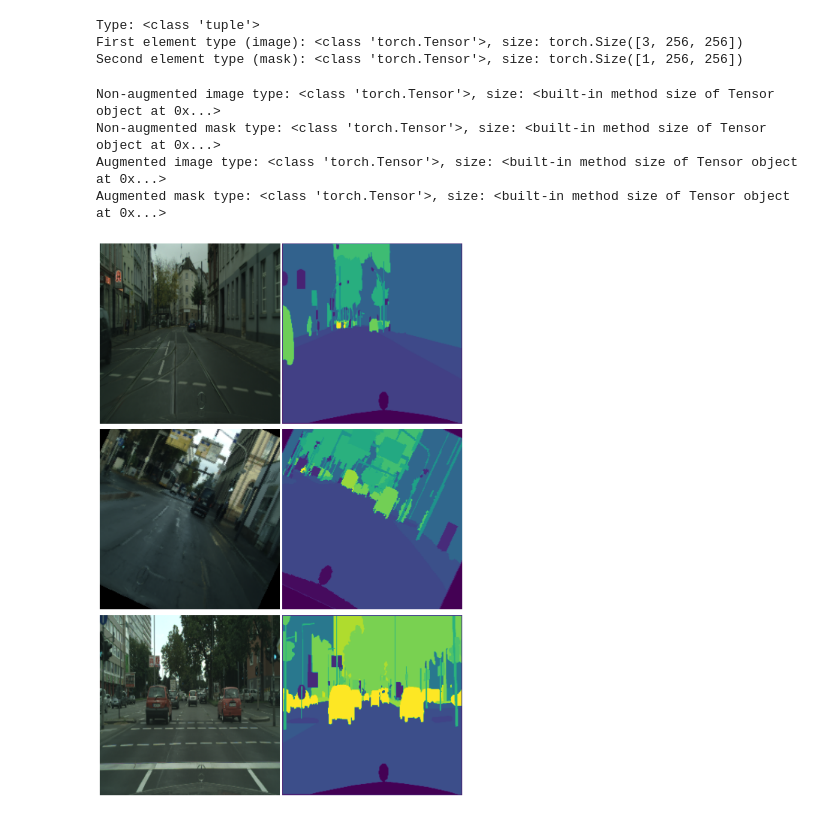
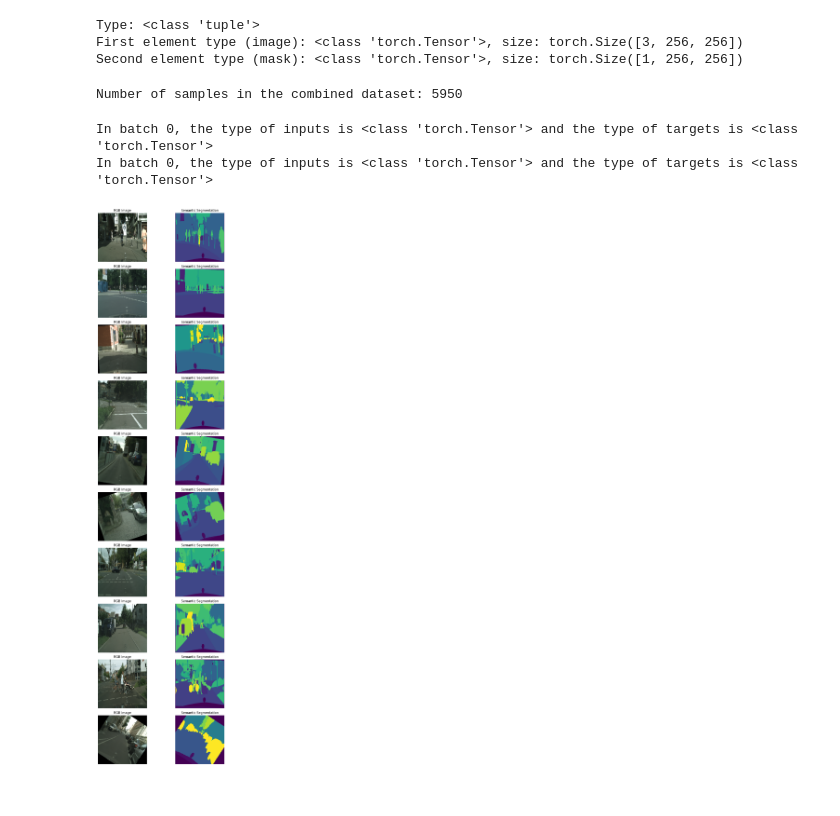
Before and after one commit to 5LSM0/FinalAssignment, a Jupyter notebook: augmentation.ipynb, the cells around one changed output. Drawn from its saved outputs; the diff is of its cells as text; code cells hidden in the pictures.

```diff
--- a/augmentation.ipynb
+++ b/augmentation.ipynb
@@ -30,11 +31,12 @@ augment_train_dataset = Cityscapes(dataset_path, split='train', mode='fine',
 # %%
 import matplotlib.pyplot as plt
 
+N = 10 # munber of sampels to visualize
 # Get the first three samples from the training dataset
-samples = [augment_train_dataset[i] for i in range(3)]
+samples = [augment_train_dataset[i] for i in range(N)]
 
 # Create a 3x2 subplot grid
-fig, axs = plt.subplots(3, 2, figsize=(10, 15))
+fig, axs = plt.subplots(N, 2, figsize=(10, 3*N))
 
 for i, (img, mask) in enumerate(samples):
     # The images and masks are PyTorch tensors, so we need to convert them to numpy arrays for visualization
@@ -44,10 +46,12 @@ for i, (img, mask) in enumerate(samples):
     # Plot the image in the first column
     axs[i, 0].imshow(img)
     axs[i, 0].axis('off')
+    axs[i, 0].set_title('RGB Image -- Size:' + str(img.shape))
 
     # Plot the mask in the second column
     axs[i, 1].imshow(mask)
     axs[i, 1].axis('off')
+    axs[i, 1].set_title('Target -- Size:' + str(mask.shape))
 
 plt.tight_layout()
 plt.show()
@@ -61,10 +65,11 @@ data_transforms = transforms.Compose([
 ])
 
 # Define a list of transformations
-aug_tranmforms = [A.Resize((256, 256)),
+aug_tranmforms = [A.Resize((256, 256)), # This resize is to get a reference when cropping
                     A.RandomHorizontalFlip(),
+                    A.RandomCropWithProbability(220, 0.9),
                     A.RandomRotation(degrees=(-35, 35)),
-                    A.RandomCropWithProbability(220, 0.5),
+                    A.Resize((256, 256)), # this resize is to make sure that all the output images have intened size
                     A.ToTensor()]
 
 # Instanciate the Compose class with the list of transformations
@@ -74,7 +79,11 @@ augment_transforms = A.Compose(aug_tranmforms)
 training_dataset = Cityscapes(dataset_path, split='train', mode='fine', target_type='semantic', transform=data_transforms, target_transform=data_transforms)
 # training_dataset = Cityscapes(dataset_path, split='train', mode='fine', target_type='semantic', transforms=data_transforms)
 
+print(f"Number of samples in the training dataset: {len(training_dataset)}")
+
 # Create augmented train dataset
 # augmented_dataset = Cityscapes(dataset_path, split='train', mode='fine', target_type='semantic', transform=augment_tranmforms, target_transform=augment_transforms)
 augmented_dataset = Cityscapes(dataset_path, split='train', mode='fine',
                             target_type='semantic', transforms=augment_transforms)
+
+print(f"Number of samples in the augmented dataset: {len(augmented_dataset)}")
@@ -111,63 +123,70 @@ if isinstance(augment_item, tuple):
 Type: <class 'tuple'>
 First element type (image): <class 'torch.Tensor'>, size: torch.Size([3, 256, 256])
 Second element type (mask): <class 'torch.Tensor'>, size: torch.Size([1, 256, 256])
-# %%
-# Get the first item from each dataset
-non_augmented_image, non_augmented_mask = training_dataset[0]
-augmented_image, augmented_mask = augmented_dataset[0]
-
-# Print the type and size of the images and masks
-print(f'Non-augmented image type: {type(non_augmented_image)}, size: {non_augmented_image.size}')
-print(f'Non-augmented mask type: {type(non_augmented_mask)}, size: {non_augmented_mask.size}')
-print(f'Augmented image type: {type(augmented_image)}, size: {augmented_image.size}')
-print(f'Augmented mask type: {type(augmented_mask)}, size: {augmented_mask.size}')
-# %% [output]
-Non-augmented image type: <class 'torch.Tensor'>, size: <built-in method size of Tensor object at 0x...>
-Non-augmented mask type: <class 'torch.Tensor'>, size: <built-in method size of Tensor object at 0x...>
-Augmented image type: <class 'torch.Tensor'>, size: <built-in method size of Tensor object at 0x...>
-Augmented mask type: <class 'torch.Tensor'>, size: <built-in method size of Tensor object at 0x...>
 # %%
 from torch.utils.data import ConcatDataset, DataLoader, random_split
 
 # Combine the datasets
 combined_dataset = ConcatDataset([training_dataset, augmented_dataset])
 
+print(f"Number of samples in the combined dataset: {len(combined_dataset)}")
+
 # Determine the lengths of the training and validation sets
 total_size = len(combined_dataset)
 train_size = int(0.8 * total_size)  # 80% for training
 val_size = total_size - train_size  # 20% for validation
 
-# Split the datasets
+# Shuffle and Split the combined dataset
 train_dataset, val_dataset = random_split(combined_dataset, [train_size, val_size])
 
 # Create the dataloaders
-train_dataloader = DataLoader(train_dataset, batch_size=32, shuffle=True, num_workers=2,
+train_dataloader = DataLoader(train_dataset, batch_size=10, shuffle=True,
                                 pin_memory=True if torch.cuda.is_available() else False)
-val_dataloader = DataLoader(val_dataset, batch_size=32, shuffle=False, num_workers=2,
+val_dataloader = DataLoader(val_dataset, batch_size=10, shuffle=False,
                                 pin_memory=True if torch.cuda.is_available() else False)
+# %% [output]
+Number of samples in the combined dataset: 5950
+# %%
+# cheching the content of the dataloader
+# For the train dataloader
+for i, (inputs, targets) in enumerate(train_dataloader):
+    print(f"In batch {i}, the type of inputs is {type(inputs)} and the type of targets is {type(targets)}")
+    break  # We break after the first batch as we just want to know the type
+
+# For the validation dataloader
+for i, (inputs, targets) in enumerate(val_dataloader):
+    print(f"In batch {i}, the type of inputs is {type(inputs)} and the type of targets is {type(targets)}")
+    break  # We break after the first batch as we just want to know the type
+# %% [output]
+In batch 0, the type of inputs is <class 'torch.Tensor'> and the type of targets is <class 'torch.Tensor'>
+In batch 0, the type of inputs is <class 'torch.Tensor'> and the type of targets is <class 'torch.Tensor'>
 # %%
 import matplotlib.pyplot as plt
 
+N = 10 # number of sampels
+
 # Get the first three samples from the training dataset
-samples = [train_dataset[i] for i in range(3)]
+samples = [train_dataset[i] for i in range(N)]
 
 # Create a 3x2 subplot grid
-fig, axs = plt.subplots(3, 2, figsize=(10, 15))
+fig, axs = plt.subplots(N, 2, figsize=(10, 3*N))
 
 for i, (img, mask) in enumerate(samples):
     # The images and masks are PyTorch tensors, so we need to convert them to numpy arrays for visualization
     img = img.permute(1, 2, 0).numpy()
     mask = mask.squeeze().numpy()
 
     # Plot the image in the first column
     axs[i, 0].imshow(img)
     axs[i, 0].axis('off')
+    axs[i, 0].set_title('RGB Image')
 
     # Plot the mask in the second column
     axs[i, 1].imshow(mask)
     axs[i, 1].axis('off')
+    axs[i, 1].set_title('Semantic Segmentation')
 
 plt.tight_layout()
 plt.show()
 # %% [output]
-[figure, old version]
+[figure, new version]
```
Also changed, not shown: parts of 4 cells of this notebook, 4 other files.
